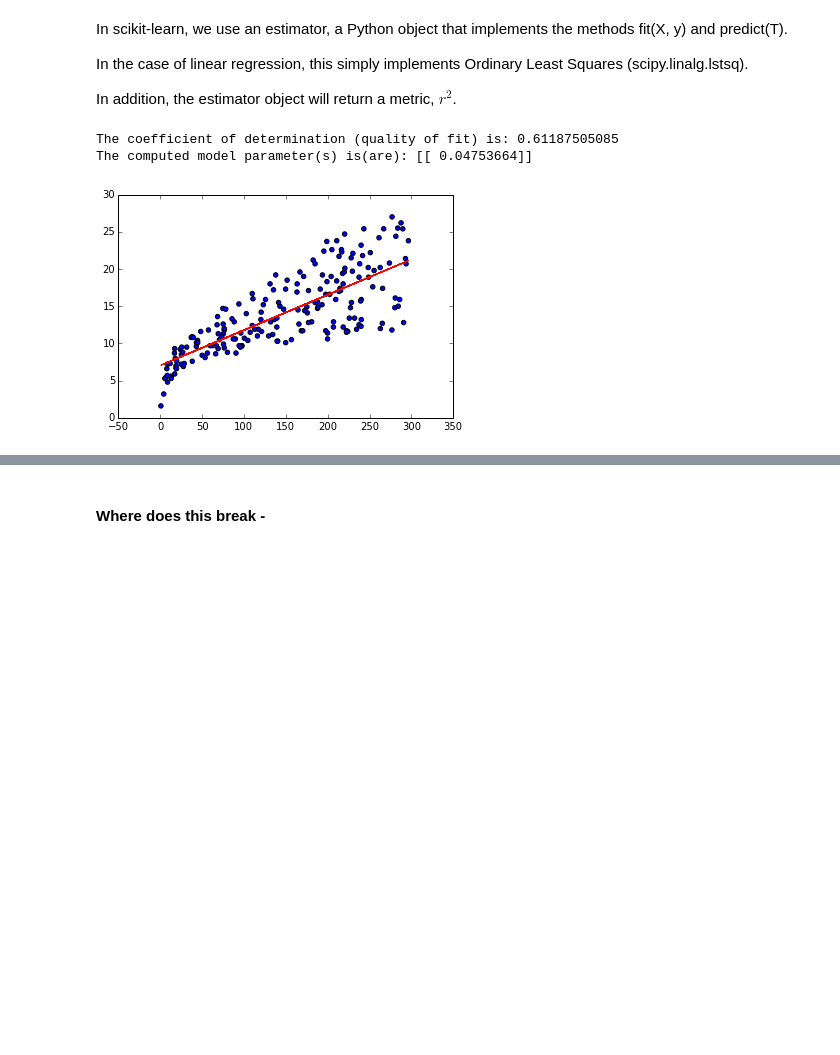
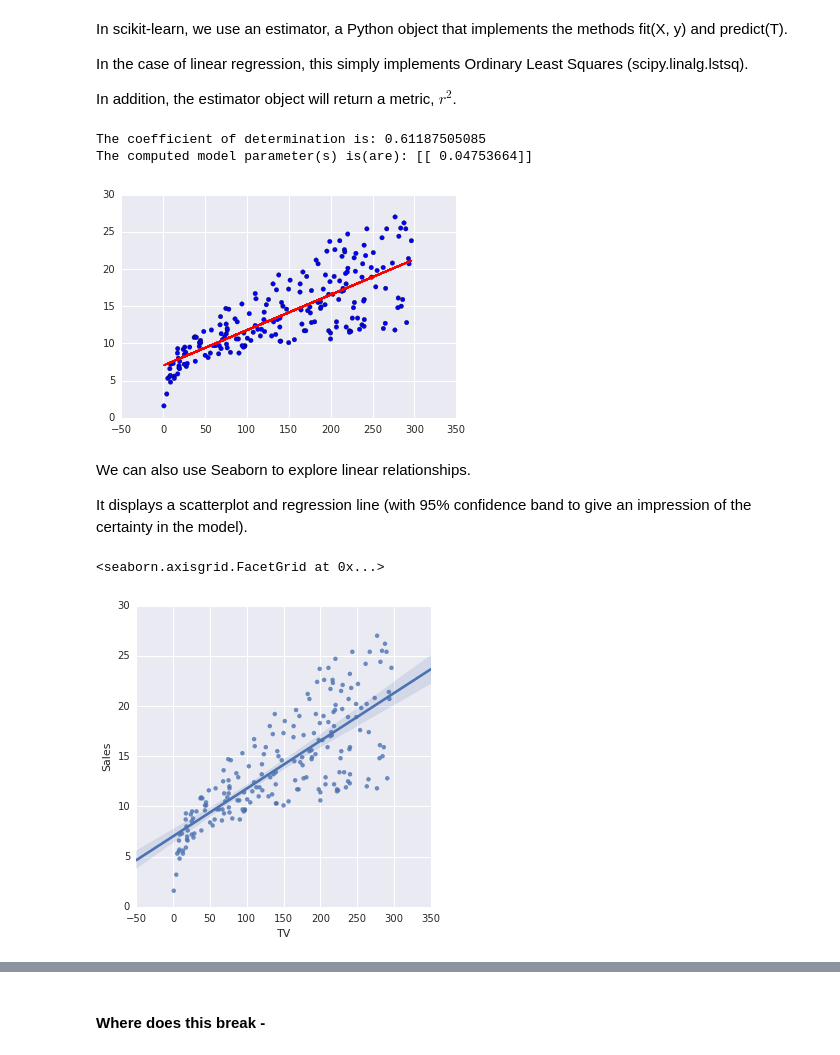
Before and after one commit to lmart999/CS229_ISL, a Jupyter notebook: Linear Regression.ipynb, the cells around one changed output, grey strips where cells are left out. Cells and saved outputs as stored; diff of their text form; code cells hidden in the pictures; blank space fills up the shorter version.

Commit message:
Updated plot.

```diff
--- a/Linear Regression.ipynb
+++ b/Linear Regression.ipynb
@@ -263,6 +271,7 @@ In addition, the estimator object will return a metric, $r^2$.
 import sys,os
 import pandas as pd
 import matplotlib.pyplot as plt
+import seaborn as sns
 %matplotlib inline
 
 # Read Ch. 2 data -
@@ -280,9 +289,18 @@ reg.fit(feat,targ)
 predicted=clf.predict(feat)
 plt.plot(feat,predicted,c='r')
 
-print "The coefficient of determination (quality of fit) is: %s"%reg.score(feat, targ)
+print "The coefficient of determination is: %s"%reg.score(feat, targ)
 print "The computed model parameter(s) is(are): %s"%reg.coef_
 # %% [output]
-The coefficient of determination (quality of fit) is: 0.61187505085
+The coefficient of determination is: 0.61187505085
 The computed model parameter(s) is(are): [[ 0.04753664]]
-[figure, old version]
+[figure, new version]
+# %% [markdown]
+We can also use Seaborn to explore linear relationships.
+
+It displays a scatterplot and regression line (with 95% confidence band to give an impression of the certainty in the model).
+# %%
+sns.lmplot("TV", "Sales", t)
+# %% [output]
+<seaborn.axisgrid.FacetGrid at 0x...>
+[figure, added]
```
Also changed, not shown: parts of 5 cells of this notebook.
